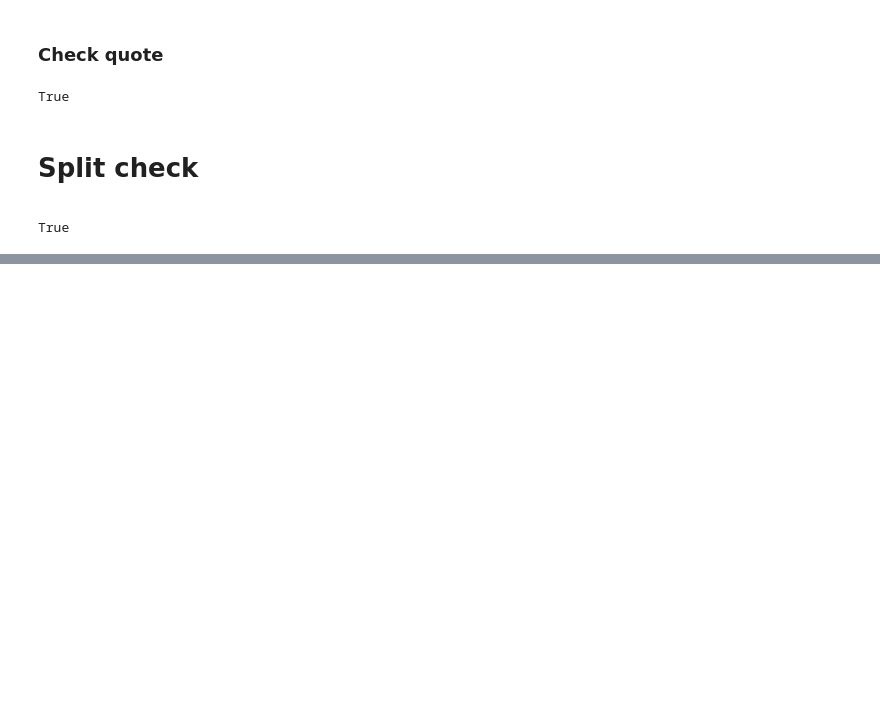
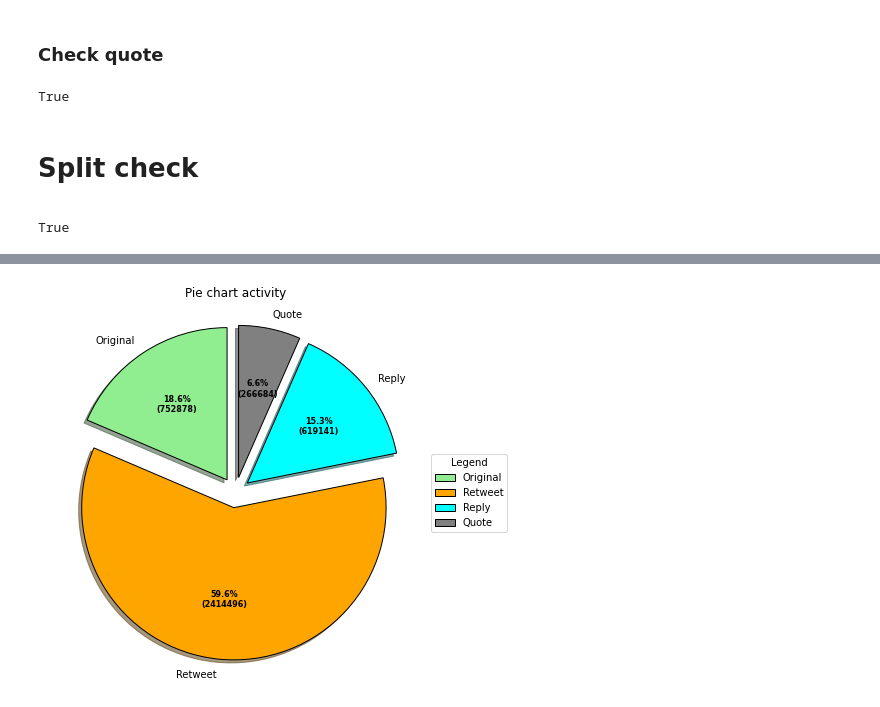
Before and after one commit to gi-ux/BachelorProject, a Jupyter notebook: notebook/Tweets_division.ipynb, the cells around one changed output, grey strips where cells are left out. Saved outputs shown, nothing was run; the diff lists cells and outputs as text; code cells hidden in the pictures; blank space fills up the shorter version.

```diff
--- a/notebook/Tweets_division.ipynb
+++ b/notebook/Tweets_division.ipynb
@@ -75,6 +81,9 @@ reply = df[df["in_reply_to_user_id"].notna() & df["quoted_status_id"].isna()]
 mentions = reply[reply["in_reply_to_status_id"].isna()]
 # mentions.info()
 # mentions
+reply = reply.drop(mentions.index) # --> esegui cella dopo
+original_w_mentions = original_w_mentions.append(mentions) # --> esegui cella dopo
+original = original.append(mentions) # --> esegui cella dopo
 # %% [markdown]
 ## Reply to status
 <a id="reply_status"/>
@@ -169,0 +203,5 @@ True
+# %%
+tweets_utils.print_pie_chart4("Pie chart activity", "Original", "Retweet", "Reply", "Quote",
+                              len(original), len(retweet), len(reply), len(quote))
+# %% [output]
+[figure, added]
```
Also changed, not shown: parts of 11 cells of this notebook, 1 other file.
